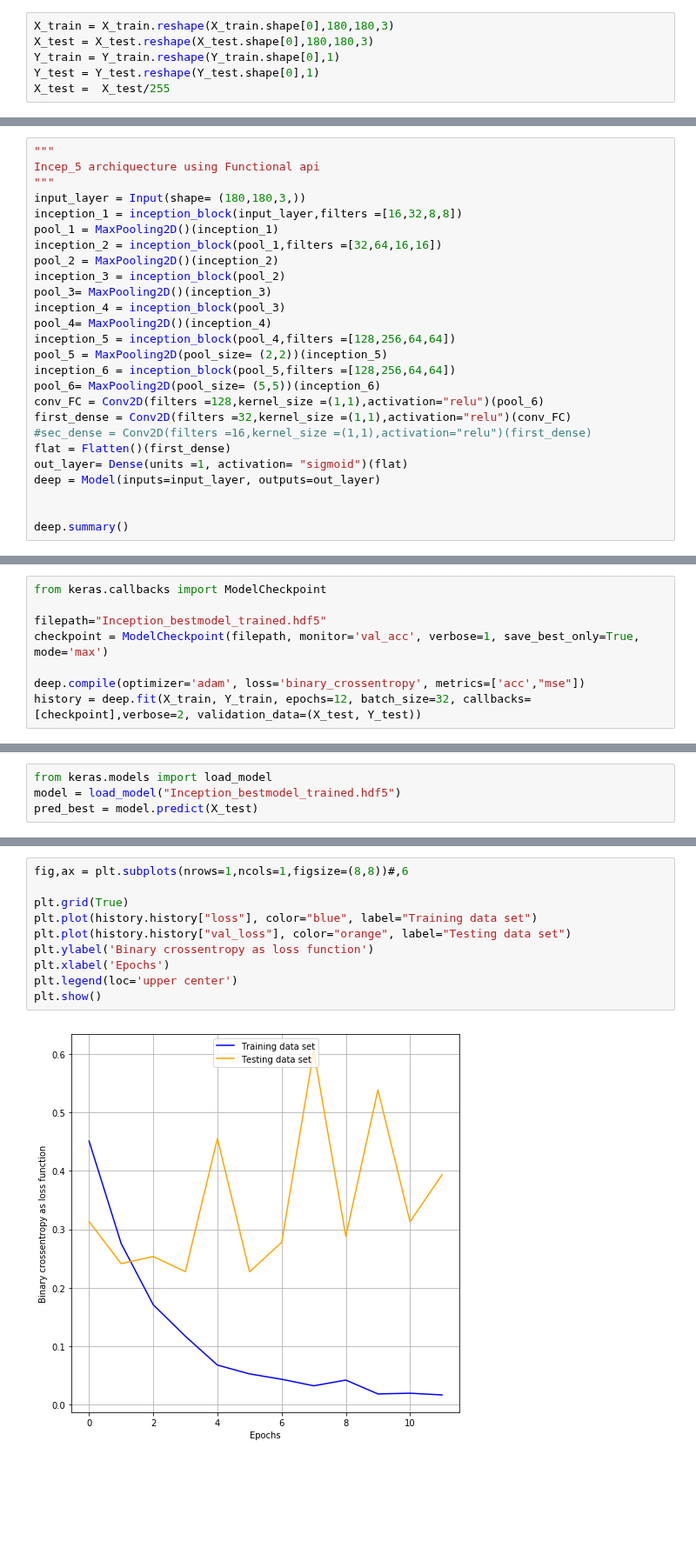
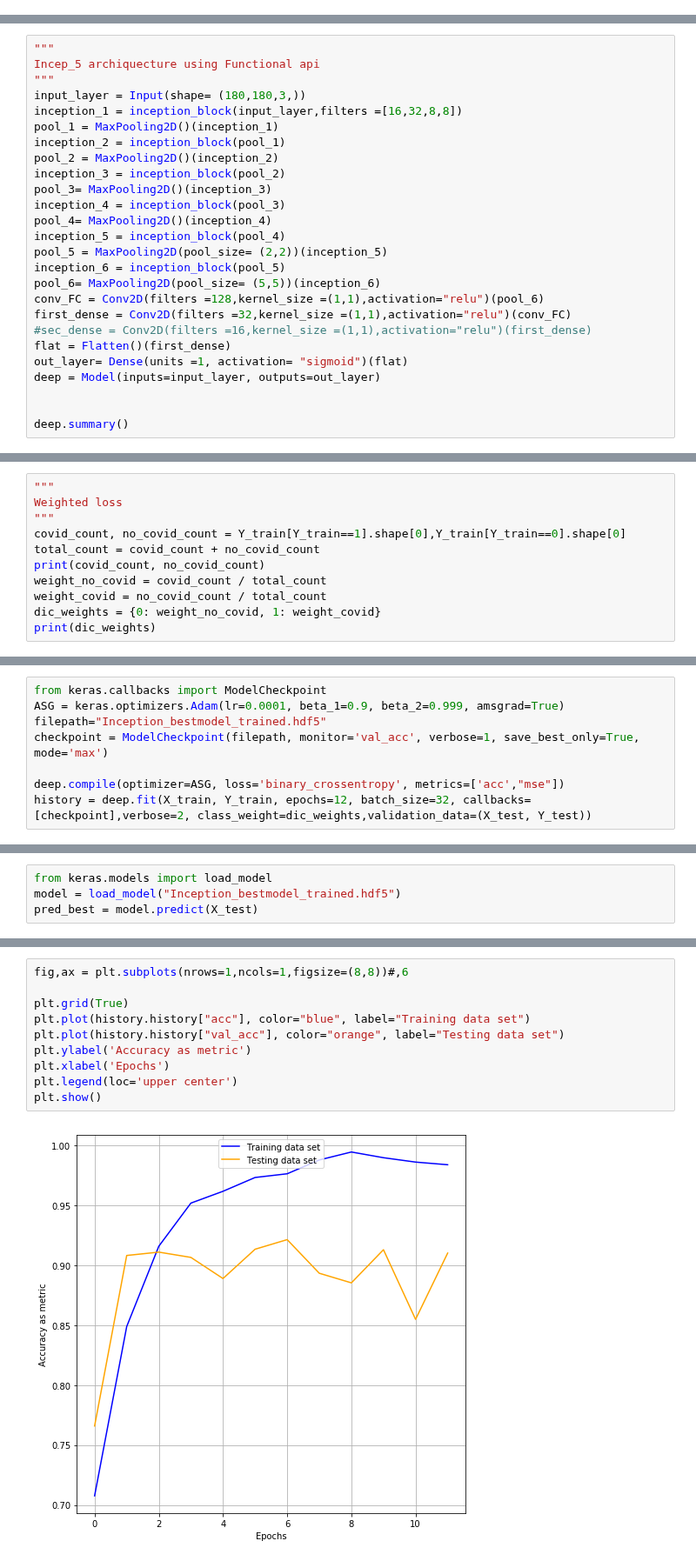
Before and after one commit to TsspGit/CodVid19_CIEMAT, a Jupyter notebook: Classical_CNN.ipynb, the cells around one changed output, grey strips where cells are left out. Shown at 87% size. Drawn from its saved outputs; the diff is of its cells as text; blank space fills up the shorter version.

Commit message:
new models and functions are tested

```diff
--- a/Classical_CNN.ipynb
+++ b/Classical_CNN.ipynb
@@ -248,6 +274,0 @@ print(counter)
-# %%
-X_train = X_train.reshape(X_train.shape[0],180,180,3)
-X_test = X_test.reshape(X_test.shape[0],180,180,3)
-Y_train = Y_train.reshape(Y_train.shape[0],1)
-Y_test = Y_test.reshape(Y_test.shape[0],1)
-X_test =  X_test/255
@@ -273,15 +292,15 @@ Incep_5 archiquecture using Functional api
 input_layer = Input(shape= (180,180,3,))
 inception_1 = inception_block(input_layer,filters =[16,32,8,8])
 pool_1 = MaxPooling2D()(inception_1)
-inception_2 = inception_block(pool_1,filters =[32,64,16,16])
+inception_2 = inception_block(pool_1)
 pool_2 = MaxPooling2D()(inception_2)
 inception_3 = inception_block(pool_2)
 pool_3= MaxPooling2D()(inception_3)
 inception_4 = inception_block(pool_3)
 pool_4= MaxPooling2D()(inception_4)
-inception_5 = inception_block(pool_4,filters =[128,256,64,64])
+inception_5 = inception_block(pool_4)
 pool_5 = MaxPooling2D(pool_size= (2,2))(inception_5)
-inception_6 = inception_block(pool_5,filters =[128,256,64,64])
+inception_6 = inception_block(pool_5)
 pool_6= MaxPooling2D(pool_size= (5,5))(inception_6)
 conv_FC = Conv2D(filters =128,kernel_size =(1,1),activation="relu")(pool_6)
 first_dense = Conv2D(filters =32,kernel_size =(1,1),activation="relu")(conv_FC)
@@ -317,0 +337,11 @@ Train shape X: (8262, 180, 180, 3),  Y: (8262, 1)
+# %%
+"""
+Weighted loss
+"""
+covid_count, no_covid_count = Y_train[Y_train==1].shape[0],Y_train[Y_train==0].shape[0]
+total_count = covid_count + no_covid_count
+print(covid_count, no_covid_count)
+weight_no_covid = covid_count / total_count
+weight_covid = no_covid_count / total_count
+dic_weights = {0: weight_no_covid, 1: weight_covid}
+print(dic_weights)
@@ -318,9 +351,9 @@ Train shape X: (8262, 180, 180, 3),  Y: (8262, 1)
 # %%
 from keras.callbacks import ModelCheckpoint
-
+ASG = keras.optimizers.Adam(lr=0.0001, beta_1=0.9, beta_2=0.999, amsgrad=True)
 filepath="Inception_bestmodel_trained.hdf5"
 checkpoint = ModelCheckpoint(filepath, monitor='val_acc', verbose=1, save_best_only=True, mode='max')
 
-deep.compile(optimizer='adam', loss='binary_crossentropy', metrics=['acc',"mse"])
-history = deep.fit(X_train, Y_train, epochs=12, batch_size=32, callbacks= [checkpoint],verbose=2, validation_data=(X_test, Y_test))
+deep.compile(optimizer=ASG, loss='binary_crossentropy', metrics=['acc',"mse"])
+history = deep.fit(X_train, Y_train, epochs=12, batch_size=32, callbacks= [checkpoint],verbose=2, class_weight=dic_weights,validation_data=(X_test, Y_test))
 # %% [output]
@@ -373,15 +437,15 @@ Best model
 # %%
 fig,ax = plt.subplots(nrows=1,ncols=1,figsize=(8,8))#,6
 
 plt.grid(True)
-plt.plot(history.history["loss"], color="blue", label="Training data set")
-plt.plot(history.history["val_loss"], color="orange", label="Testing data set")
-plt.ylabel('Binary crossentropy as loss function')
+plt.plot(history.history["acc"], color="blue", label="Training data set")
+plt.plot(history.history["val_acc"], color="orange", label="Testing data set")
+plt.ylabel('Accuracy as metric')
 plt.xlabel('Epochs')
 plt.legend(loc='upper center')
 plt.show()
 # %% [output]
-[figure, old version]
+[figure, new version]
 # %%
 fig,ax = plt.subplots(nrows=1,ncols=1,figsize=(8,8))#,6
 plt.style.use('seaborn-deep')
```
Also changed, not shown: parts of 45 cells of this notebook, 5 other files.
